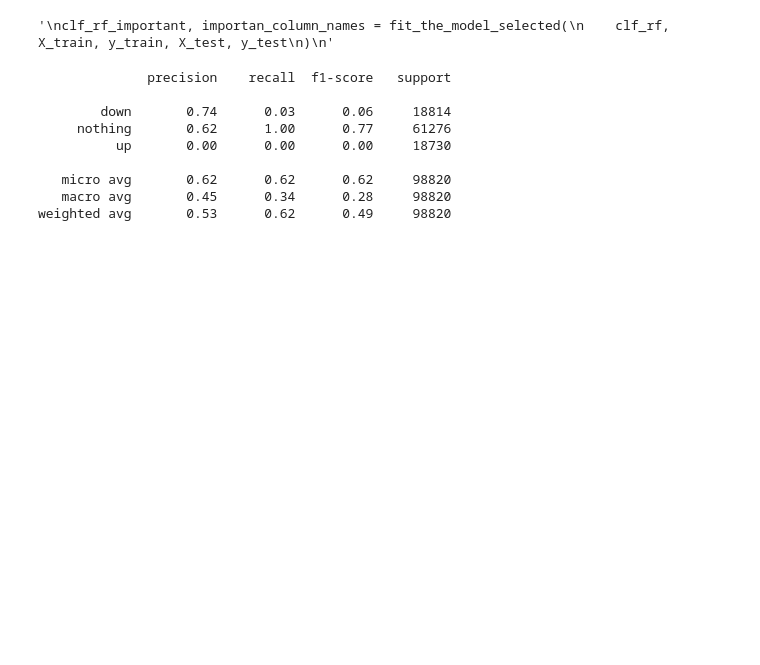
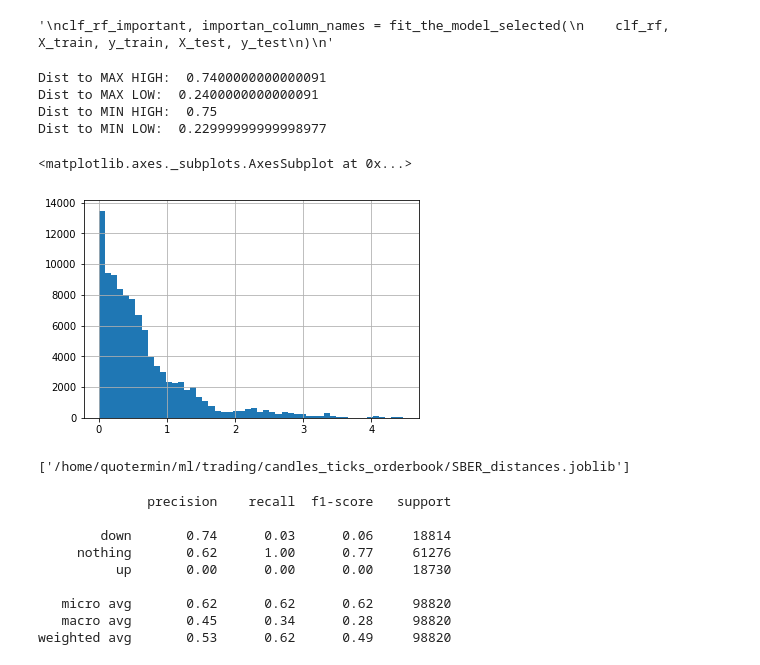
Before and after one commit to LaoKpa/order_book_analysis-1, a Jupyter notebook: main.ipynb, the cells around one changed output. Drawn from its saved outputs; the diff is of its cells as text; code cells hidden in the pictures; blank space fills up the shorter version.

Commit message:
Tests in notebook uploading distances to max and to min per range into a separate file

```diff
--- a/main.ipynb
+++ b/main.ipynb
@@ -202,6 +203,37 @@ Precision up: 0.0
 Precision nothing: 0.7865687984103167
 Precision down: 0.0
 '\nclf_rf_important, importan_column_names = fit_the_model_selected(\n    clf_rf, X_train, y_train, X_test, y_test\n)\n'
+# %%
+print('Dist to MAX HIGH: ', np.percentile(df_to_analyze.dist_to_max_per_range, HIGH_PERC))
+print('Dist to MAX LOW: ', np.percentile(df_to_analyze.dist_to_max_per_range, LOW_PERC))
+print('Dist to MIN HIGH: ', np.percentile(df_to_analyze.dist_to_min_per_range, HIGH_PERC))
+print('Dist to MIN LOW: ', np.percentile(df_to_analyze.dist_to_min_per_range, LOW_PERC))
+# %% [output]
+Dist to MAX HIGH:  0.7400000000000091
+Dist to MAX LOW:  0.2400000000000091
+Dist to MIN HIGH:  0.75
+Dist to MIN LOW:  0.22999999999998977
+# %%
+df_to_analyze.dist_to_max_per_range.hist(bins=50)
+# %% [output]
+<matplotlib.axes._subplots.AxesSubplot at 0x...>
+[figure, added]
+# %%
+'''
+Uploads distances for putting stop
+signal and take_profit
+'''
+# Creates a dictionary with distances to max and to min per range
+distances = dict()
+distances['dist_to_max_per_range'] = df_to_analyze['dist_to_max_per_range']
+distances['dist_to_min_per_range'] = df_to_analyze['dist_to_min_per_range']
+
+# Uploads distances to a file
+file_with_distances = '/home/quotermin/ml/trading/candles_ticks_orderbook/' +\
+    'SBER_distances.joblib'
+dump(distances, file_with_distances)
+# %% [output]
+['/home/quotermin/ml/trading/candles_ticks_orderbook/SBER_distances.joblib']
 # %%
 del df_to_analyze
 # %%
```
Also changed, not shown: parts of 4 cells of this notebook, 1 other file.
